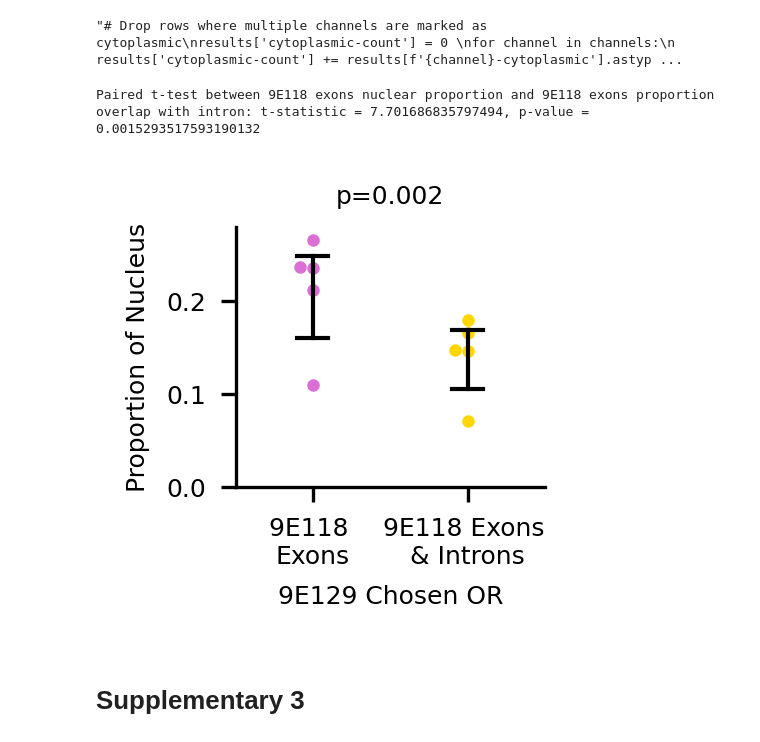
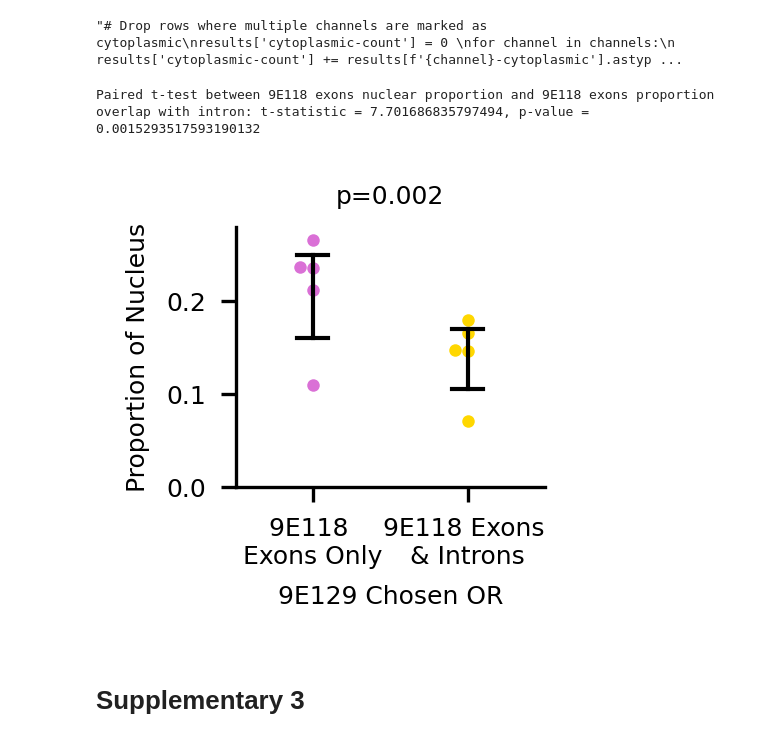
Before and after one commit to Social-Evolution-and-Behavior/Glotzer-Kronauer-2025, a Jupyter notebook: cell-segmentation/scripts/plot-proportions-final.ipynb, the cells around one changed output. Drawn from its saved outputs; the diff is of its cells as text; code cells hidden in the pictures.

```diff
--- a/cell-segmentation/scripts/plot-proportions-final.ipynb
+++ b/cell-segmentation/scripts/plot-proportions-final.ipynb
@@ -494,35 +494,35 @@ sns.swarmplot(data=results_9E213_chosen, x=1, y='9E118-exons-prop-overlap-intron
 # Add statistical test (paired t-test)
 from scipy.stats import ttest_rel
 t_stat, p_value = ttest_rel(results_9E213_chosen['9E118-exons-nuc-prop'], results_9E213_chosen['9E118-exons-prop-overlap-intron'])
 print(f"Paired t-test between 9E118 exons nuclear proportion and 9E118 exons proportion overlap with intron: t-statistic = {t_stat}, p-value = {p_value}")
 
 # Add 95% confidence interval error bars using a transparent bar plot
 sns.barplot(data=results_9E213_chosen, x=0, y='9E118-exons-nuc-prop', ax=ax, alpha=0, capsize=0.2, errcolor='black', lw=0, errwidth=1, zorder=1)
 sns.barplot(data=results_9E213_chosen, x=1, y='9E118-exons-prop-overlap-intron', ax=ax, alpha=0, capsize=0.2, errcolor='black', lw=0, errwidth=1, zorder=1)
 
 # Add p-value to the plot
 ax.text(0.5, 0.3, f'p={p_value:.3f}', ha='center', va='bottom', fontsize=6, color='black')
 
 # Plot lines connecting the points
 """for i in range(len(results_9E129_chosen)):
     ax.plot([0, 1], [results_9E129_chosen['9E118-exons-nuc-prop'].iloc[i], results_9E129_chosen['9E118-exons-prop-overlap-intron'].iloc[i]], color='black', alpha=0.5, lw=1)"""
 
 # Label axes
 ax.set_xlabel("9E129 Chosen OR", fontsize=6)
 ax.set_ylabel("Proportion of Nucleus", fontsize=6)
 ax.tick_params(axis='both', which='major', labelsize=6)
 ax.spines['top'].set_visible(False)
 ax.spines['right'].set_visible(False)
 ax.set_xticks([0, 1])
-ax.set_xticklabels(['9E118 \nExons', '9E118 Exons \n& Introns'], fontsize=6)
+ax.set_xticklabels(['9E118 \nExons Only', '9E118 Exons \n& Introns'], fontsize=6)
 ax.set_xlim(-0.5, 1.5)
 
 plt.tight_layout()
 plt.savefig(f"../figures/model_B_only_OSNs/{input}/{input}-9E118-exons-introns-nuc-prop.pdf", format="pdf", pad_inches=0, bbox_inches=0, transparent=False)
 plt.show()
 # %% [output]
 Paired t-test between 9E118 exons nuclear proportion and 9E118 exons proportion overlap with intron: t-statistic = 7.701686835797494, p-value = 0.0015293517593190132
-[figure, old version]
+[figure, new version]
 # %% [markdown]
 # Supplementary 3
 # %% [markdown]
```
Also changed, not shown: parts of 7 cells of this notebook.
